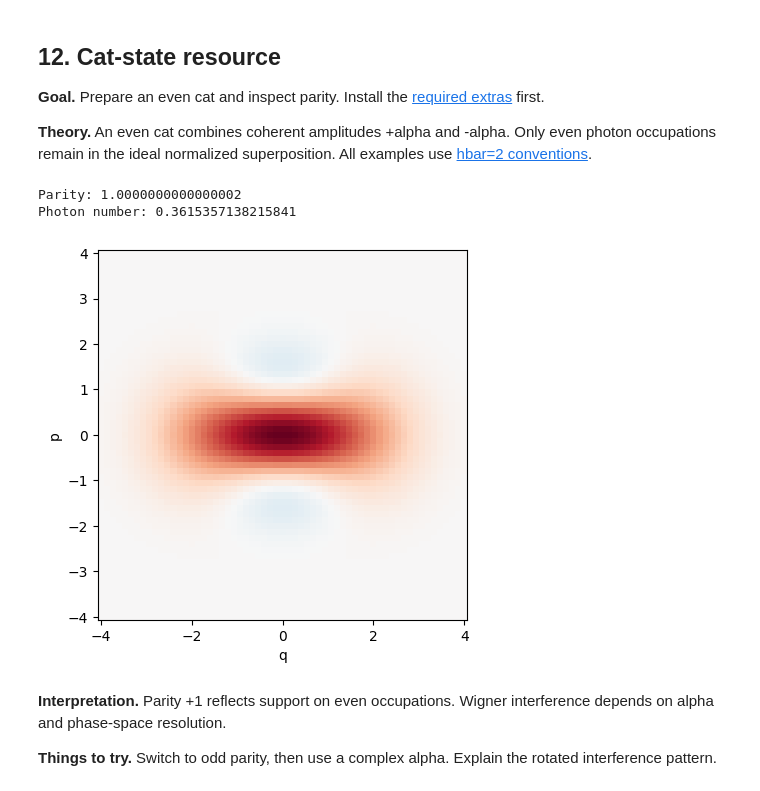
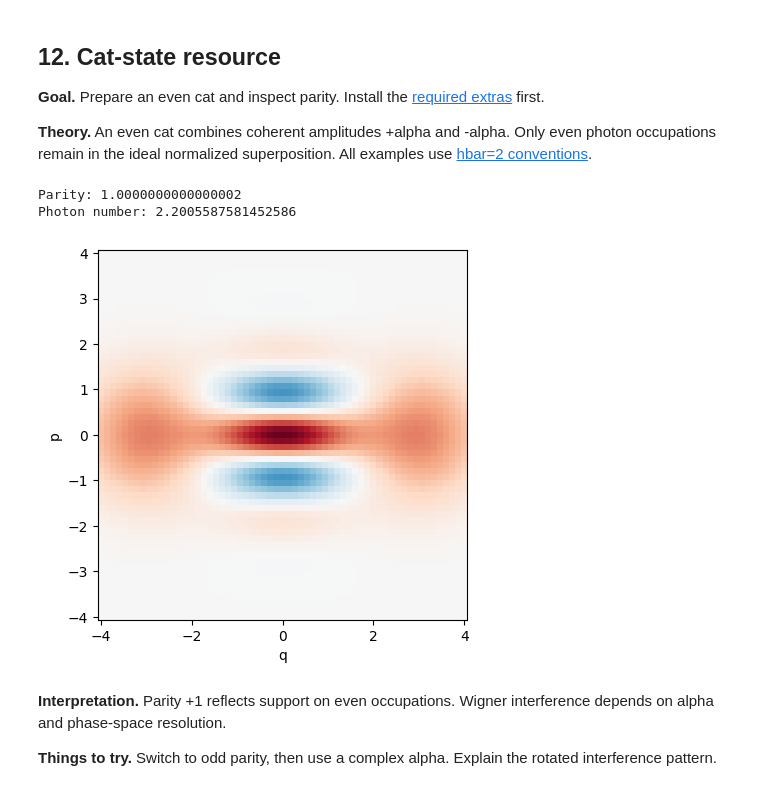
Before and after one commit to chinmoybiswasdeep/PhotoGraphiQ, a Jupyter notebook: examples/tutorials/tutorials.ipynb, the cells around one changed output. Saved outputs shown, nothing was run; the diff lists cells and outputs as text; code cells hidden in the pictures.

```diff
--- a/examples/tutorials/tutorials.ipynb
+++ b/examples/tutorials/tutorials.ipynb
@@ -416,22 +507,22 @@ plt.show()
 # %%
 import matplotlib.pyplot as plt
 import numpy as np
 
 import photographiq as pg
 
 pattern = pg.Pattern(inputs=(0,))
 result = pg.simulate(
-    pattern, inputs={0: pg.CatResource(0.8, 1)}, backend="piquasso-fock", cutoff=20
+    pattern, inputs={0: pg.CatResource(1.5, 1)}, backend="piquasso-fock", cutoff=20
 )
 print("Parity:", result.state.parity())
 print("Photon number:", result.state.photon_number(0))
-assert np.isclose(result.state.parity(), 1.0)
+# assert np.isclose(result.state.parity(), 1.0)
 result.state.wigner(np.linspace(-4, 4, 61), np.linspace(-4, 4, 61)).plot()
 plt.show()
 # %% [output]
 Parity: 1.0000000000000002
-Photon number: 0.3615357138215841
+Photon number: 2.2005587581452586
-[figure, old version]
+[figure, new version]
 # %% [markdown]
 **Interpretation.** Parity +1 reflects support on even occupations. Wigner interference depends on alpha and phase-space resolution.
 
```
Also changed, not shown: parts of 27 cells of this notebook, 27 other files.
